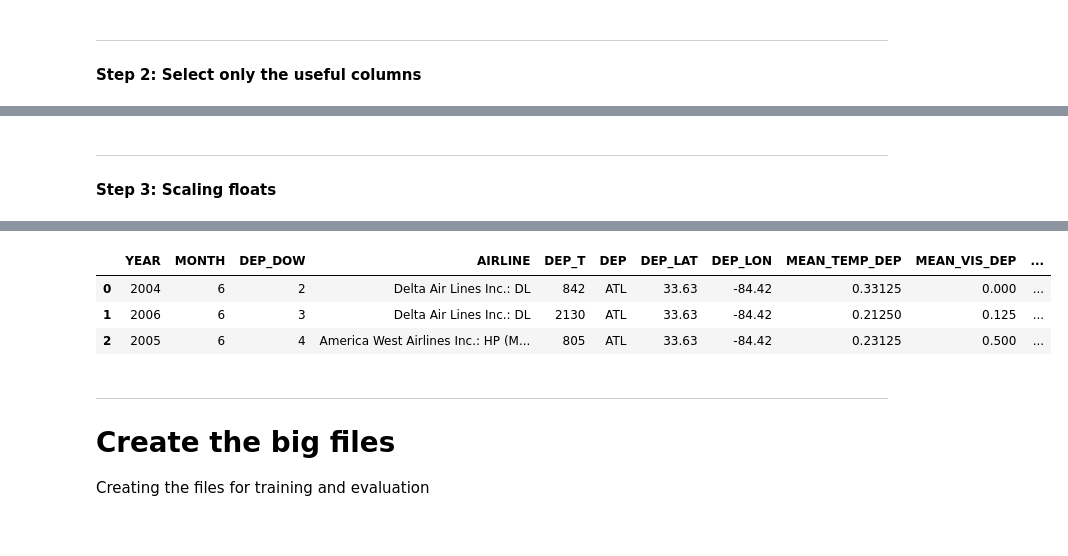
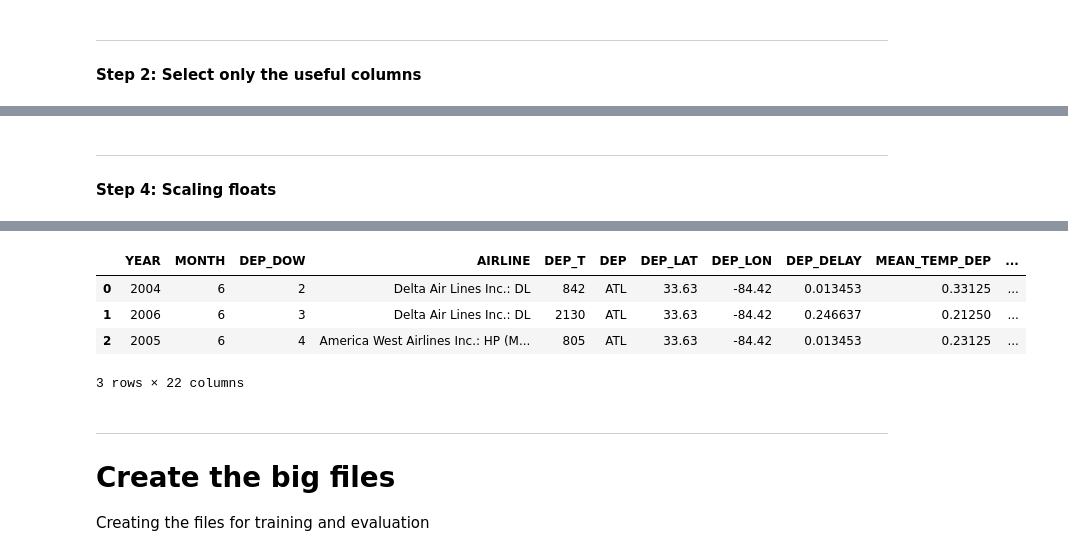
Before and after one commit to Project-Ellie/tutorials, a Jupyter notebook: kovalevskyi/Processing_ATL_JUNE.ipynb, the cells around one changed output, grey strips where cells are left out. Saved outputs shown, nothing was run; the diff lists cells and outputs as text; code cells hidden in the pictures.

```diff
--- a/kovalevskyi/Processing_ATL_JUNE.ipynb
+++ b/kovalevskyi/Processing_ATL_JUNE.ipynb
@@ -242,0 +257,19 @@ WARNING:root:Deleting 1 existing files in target path matching: -*-of-%(num_shar
+# %%
+def add_combined(row):
+    dep_lat = row['DEP_LAT']
+    dep_lon = row['DEP_LON']
+    arr_lat = row['ARR_LAT']
+    arr_lon = row['ARR_LON']
+    row['DIFF_LAT'] = arr_lat - dep_lat
+    row['DIFF_LON'] = arr_lon - dep_lon
+    row['DISTANCE'] = tf_haversine(arr_lat, arr_lon, dep_lat, dep_lon)
+    return row
+# %%
+select_columns = SELECTED_COLUMNS + ['DIFF_LAT', 'DIFF_LON', 'DISTANCE']
+
+def pre_processor(row):
+    row = make_select_cols(SELECTED_COLUMNS)(row)
+    return add_combined(row)
+
+res = exec_pipeline(tiny_query, pre_processor, select_columns, write_header=True)
+res[:3]
@@ -243,18 +284,22 @@ WARNING:root:Deleting 1 existing files in target path matching: -*-of-%(num_shar
 # %% [markdown]
 ---
-#### Step 3: Scaling floats
+#### Step 4: Scaling floats
 # %%
 def scale_floats(row):
-    for c in ['MEAN_TEMP_DEP', 'MEAN_VIS_DEP', 'WND_SPD_DEP', 'MEAN_TEMP_ARR', 'MEAN_VIS_ARR', 'WND_SPD_ARR']:
+    for c in ['MEAN_TEMP_DEP', 'MEAN_VIS_DEP', 'WND_SPD_DEP', 'MEAN_TEMP_ARR', 'MEAN_VIS_ARR', 'WND_SPD_ARR', 'DEP_DELAY',
+             'DIFF_LAT', 'DIFF_LON', 'DISTANCE']:
         row[c] = tft.scale_to_0_1(row[c])
     return row
 # %%
+select_columns = SELECTED_COLUMNS + ['DIFF_LAT', 'DIFF_LON', 'DISTANCE']
+
 def pre_processor(row):
     row = row.copy()
-    row = select_cols(row)
+    row = make_select_cols(SELECTED_COLUMNS)(row)
+    row = add_combined(row)
     row = scale_floats(row)
     return row
 # %%
-res = exec_pipeline(tiny_query, pre_processor, SELECTED_COLUMNS, write_header=True)
+res = exec_pipeline(tiny_query, pre_processor, select_columns, write_header=True)
 res[:3]
 # %% [output]
@@ -262,8 +307,9 @@ WARNING:root:Dataset going-tfx:temp_dataset_51acf821dba04fe1a21c5957739e7c79 doe
 WARNING:root:Deleting 1 existing files in target path matching: -*-of-%(num_shards)05d
-|  | YEAR | MONTH | DEP_DOW | AIRLINE | DEP_T | DEP | DEP_LAT | DEP_LON | MEAN_TEMP_DEP | MEAN_VIS_DEP | ... |
-| 0 | 2004 | 6 | 2 | Delta Air Lines Inc.: DL | 842 | ATL | 33.63 | -84.42 | 0.33125 | 0.000 | ... |
-| 1 | 2006 | 6 | 3 | Delta Air Lines Inc.: DL | 2130 | ATL | 33.63 | -84.42 | 0.21250 | 0.125 | ... |
-| 2 | 2005 | 6 | 4 | America West Airlines Inc.: HP (M... | 805 | ATL | 33.63 | -84.42 | 0.23125 | 0.500 | ... |
+|  | YEAR | MONTH | DEP_DOW | AIRLINE | DEP_T | DEP | DEP_LAT | DEP_LON | DEP_DELAY | MEAN_TEMP_DEP | ... |
+| 0 | 2004 | 6 | 2 | Delta Air Lines Inc.: DL | 842 | ATL | 33.63 | -84.42 | 0.013453 | 0.33125 | ... |
+| 1 | 2006 | 6 | 3 | Delta Air Lines Inc.: DL | 2130 | ATL | 33.63 | -84.42 | 0.246637 | 0.21250 | ... |
+| 2 | 2005 | 6 | 4 | America West Airlines Inc.: HP (M... | 805 | ATL | 33.63 | -84.42 | 0.013453 | 0.23125 | ... |
+3 rows × 22 columns
 # %% [markdown]
 ---
 # Create the big files
```
Also changed, not shown: parts of 31 cells of this notebook, 6 other files.
